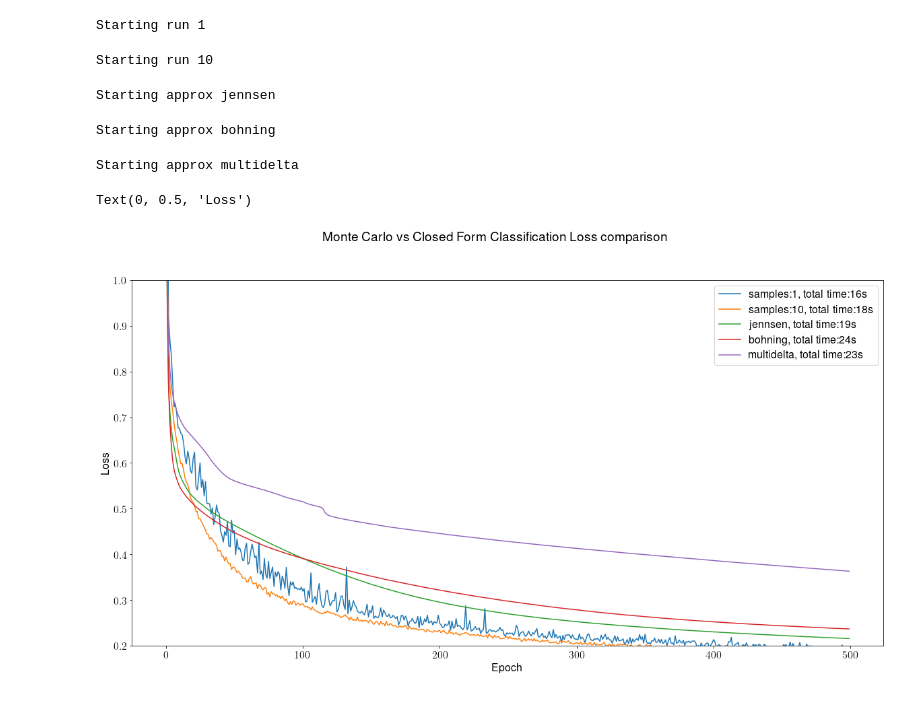
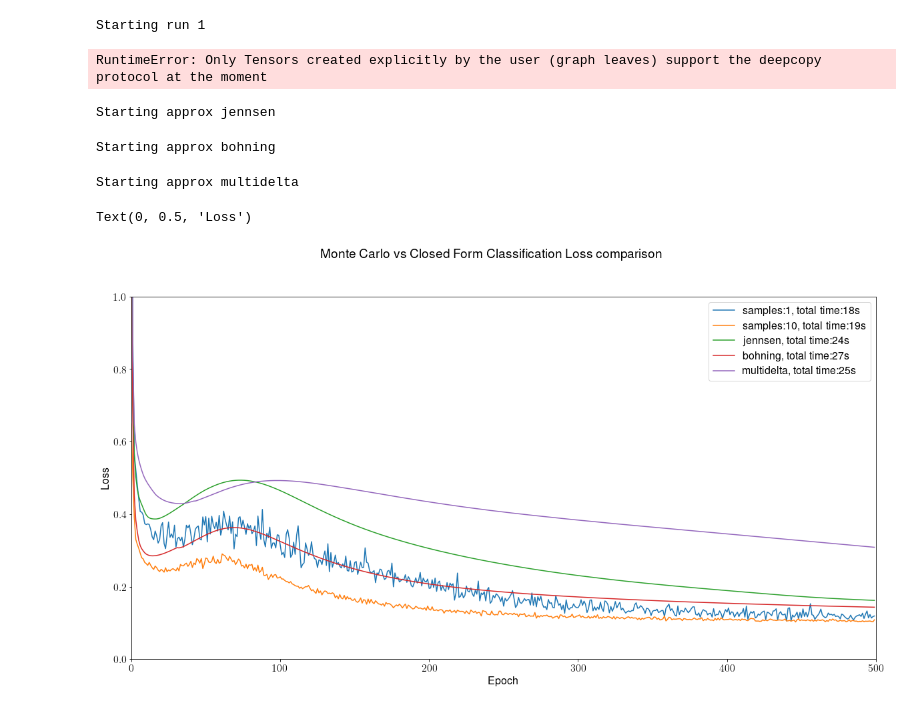
Before and after one commit to philippvb/ResearchProjectLLVI, a Jupyter notebook: BasicExample/experiments/Classification/TwoMoons/cf_vs_mc.ipynb, the cells around one changed output. Cells and saved outputs as stored; diff of their text form; code cells hidden in the pictures.

```diff
--- a/BasicExample/experiments/Classification/TwoMoons/cf_vs_mc.ipynb
+++ b/BasicExample/experiments/Classification/TwoMoons/cf_vs_mc.ipynb
@@ -33,12 +105,18 @@ lr = 1e-3
+# %%
+use_laplace_init=True
 # %%
 
 # go over all mc methods
 for samples in samples_list:
     print("Starting run", samples)
-    feature_extractor_mc = FC_Net(layers=[2, 20, 20],lr=lr, weight_decay=5e-4, optimizer=torch.optim.Adam, nll=torch.nn.LeakyReLU())
-    dist = FullCovariance(20, 2, lr=lr, init_log_var=0)
+    if use_laplace_init:
+        feature_extractor_mc = copy.deepcopy(laplace_model)
+        dist = copy.deepcopy(dist_lp_init)
+    else:
+        feature_extractor_mc = FC_Net(layers=[2, 20, 20],lr=lr, weight_decay=5e-4, optimizer=torch.optim.Adam, nll=torch.nn.LeakyReLU())
+        dist = FullCovariance(20, 2, lr=lr, init_log_var=0)
     net_mc = LLVIClassification(20, 2, feature_extractor_mc, dist,
-    prior_log_var=-1, optimizer_type=torch.optim.Adam,
+    prior_log_var=-7, optimizer_type=torch.optim.Adam,
     tau=1, lr=lr)
     start_time = datetime.now()
     train_loss = net_mc.train_model(train_loader, epochs=500, n_datapoints=n_datapoints, samples=samples, method=LikApprox.MONTECARLO)
@@ -48,17 +126,21 @@ for samples in samples_list:
     mc_train_times.append(total_time)
 # %% [output]
 Starting run 1
-Starting run 10
+RuntimeError: Only Tensors created explicitly by the user (graph leaves) support the deepcopy protocol at the moment
 # %%
 approx_list = ["jennsen", "bohning", "multidelta"]
 cf_train_losses = []
 cf_train_times = []
 for approx_name in approx_list:
     print("Starting approx", approx_name)
-    feature_extractor_cf = FC_Net(layers=[2, 20, 20],lr=lr, weight_decay=5e-4, optimizer=torch.optim.Adam, nll=torch.nn.LeakyReLU())
-    dist = FullCovariance(20, 2, lr=lr, init_log_var=0)
+    if use_laplace_init:
+        feature_extractor_cf = copy.deepcopy(laplace_model)
+        dist = copy.deepcopy(dist_lp_init)
+    else:
+        feature_extractor_cf = FC_Net(layers=[2, 20, 20],lr=lr, weight_decay=5e-4, optimizer=torch.optim.Adam, nll=torch.nn.LeakyReLU())
+        dist = FullCovariance(20, 2, lr=lr, init_log_var=0)
     net_cf = LLVIClassification(20, 2, feature_extractor_cf, dist,
-    prior_log_var=-1, optimizer_type=torch.optim.Adam,
+    prior_log_var=-7, optimizer_type=torch.optim.Adam,
     tau=1, lr=lr)
     start_time = datetime.now()
     train_loss = net_cf.train_model(train_loader, epochs=500, n_datapoints=n_datapoints, samples=5, method=LikApprox.CLOSEDFORM, approx_name=approx_name)
@@ -72,18 +154,19 @@ Starting approx multidelta
 # %%
 # visualization
 fig, ax = plt.subplots(figsize=(20,10))
 vi_train_epochs=500
 for samples, train_loss, train_time in zip(samples_list, mc_train_losses, mc_train_times):
-    ax.plot(list(range(vi_train_epochs)), (train_loss["prediction_loss"] + train_loss["kl_loss"]), label=f"samples:{samples}, total time:{train_time}s")
+    ax.plot(list(range(vi_train_epochs)), (train_loss["prediction_loss"]), label=f"samples:{samples}, total time:{train_time}s")
 
 for approx_name, train_loss, train_time in zip(approx_list, cf_train_losses, cf_train_times):
-    ax.plot(list(range(vi_train_epochs)), (train_loss["prediction_loss"] + train_loss["kl_loss"]), label=f"{approx_name}, total time:{train_time}s")
+    ax.plot(list(range(vi_train_epochs)), (train_loss["prediction_loss"]), label=f"{approx_name}, total time:{train_time}s")
 
 ax.legend()
-ax.set_ylim(0.2, 1)
+ax.set_ylim(0, 1)
+ax.set_xlim(0, 500)
 fig.suptitle("Monte Carlo vs Closed Form Classification Loss comparison")
 ax.set_xlabel("Epoch")
 ax.set_ylabel("Loss")
 # %% [output]
 Text(0, 0.5, 'Loss')
-[figure, old version]
+[figure, new version]
```
Also changed, not shown: parts of 2 cells of this notebook, 5 other files.
